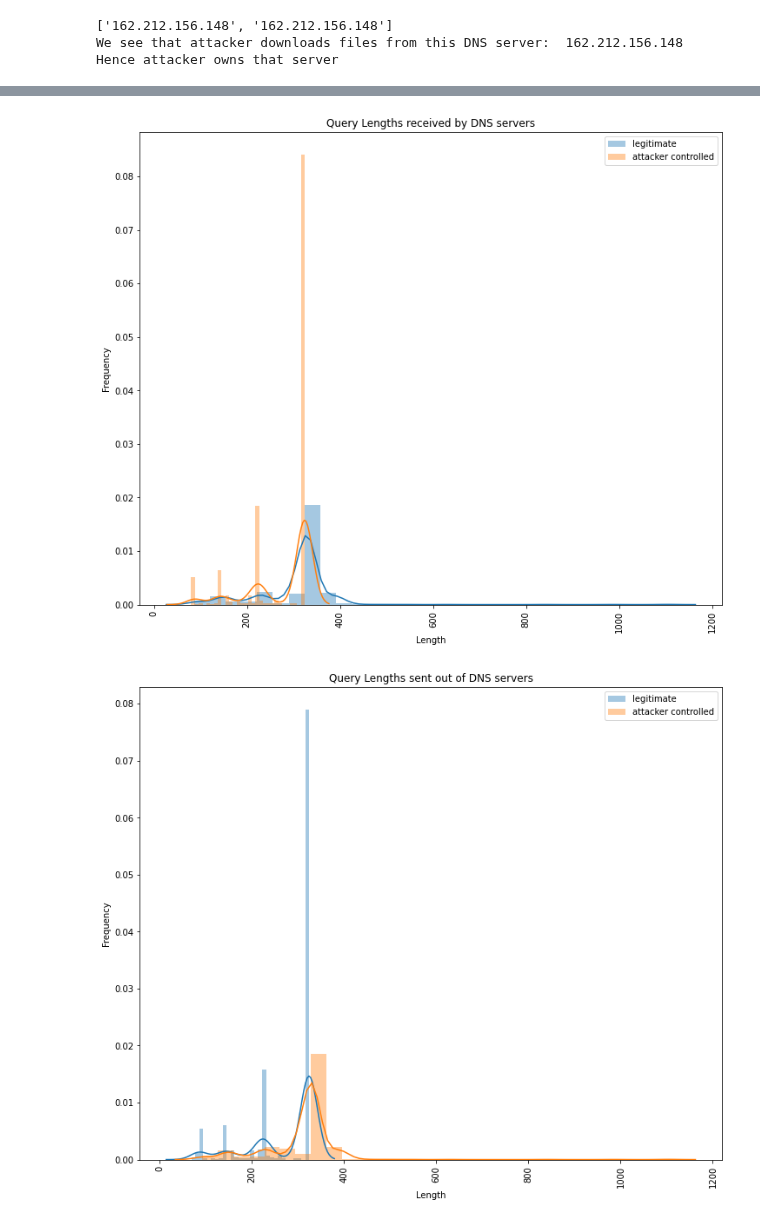
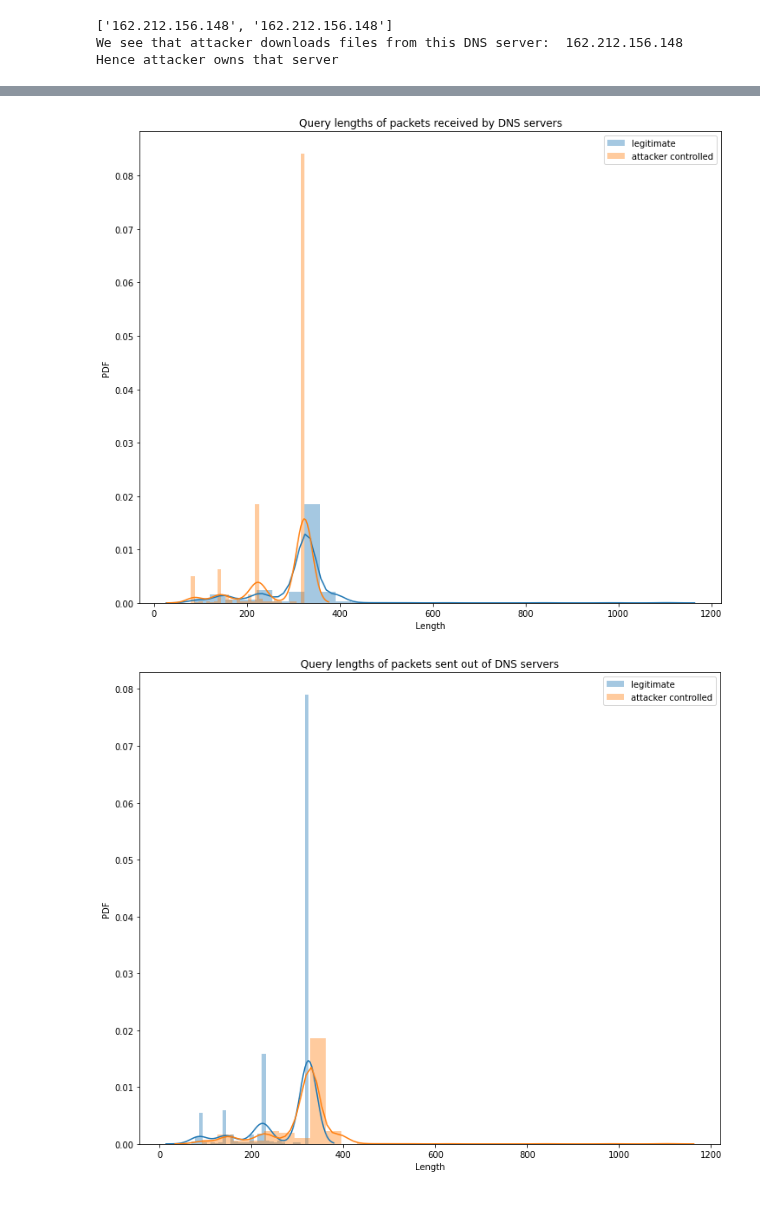
Before and after one commit to gowthamkuntumalla/Factor_Graphs_in_HPC_Security_MP, a Jupyter notebook: GK/498ds_mp3/Task01_GK.ipynb, the cells around one changed output, grey strips where cells are left out. Saved outputs shown, nothing was run; the diff lists cells and outputs as text; code cells hidden in the pictures.

Commit message:
updated graph labels

```diff
--- a/GK/498ds_mp3/Task01_GK.ipynb
+++ b/GK/498ds_mp3/Task01_GK.ipynb
@@ -475,24 +457,24 @@ Requirement already satisfied: setuptools in ./lib/python3.7/site-packages (from
 # %%
 import seaborn as sns
 
 legitimate = df_dns[df_dns.dest_ip == '10.0.2.15'].length.tolist()
 attacker_controlled = df_dns[df_dns.dest_ip == '162.212.156.148'].length.tolist()
 bins = 30
 plt.figure(figsize = (12,10))
 ax = plt.axes()
 
 sns.distplot(legitimate,bins = bins,label = 'legitimate')
 sns.distplot(attacker_controlled,bins = bins,label = 'attacker controlled')
 
 
-plt.xticks(rotation=90)
+# plt.xticks(rotation=90)
 plt.xlabel('Length')
-plt.ylabel('Frequency')
-plt.title('Query Lengths received by DNS servers')
+plt.ylabel('PDF')
+plt.title('Query lengths of packets received by DNS servers')
 plt.legend()
 plt.show()
 # %% [output]
-[figure, old version]
+[figure, new version]
 # %%
 legitimate = df_dns[df_dns.source_ip == '10.0.2.15'].length.tolist()
 attacker_controlled = df_dns[df_dns.source_ip == '162.212.156.148'].length.tolist()
@@ -504,11 +486,11 @@ sns.distplot(legitimate,bins = bins,label = 'legitimate')
 sns.distplot(attacker_controlled,bins = bins,label = 'attacker controlled')
 
 
-plt.xticks(rotation=90)
+# plt.xticks(rotation=90)
 plt.xlabel('Length')
-plt.ylabel('Frequency')
-plt.title('Query Lengths sent out of DNS servers')
+plt.ylabel('PDF')
+plt.title('Query lengths of packets sent out of DNS servers')
 plt.legend()
 plt.show()
 # %% [output]
-[figure, old version]
+[figure, new version]
```
Also changed, not shown: parts of 3 cells of this notebook, 2 other files.
